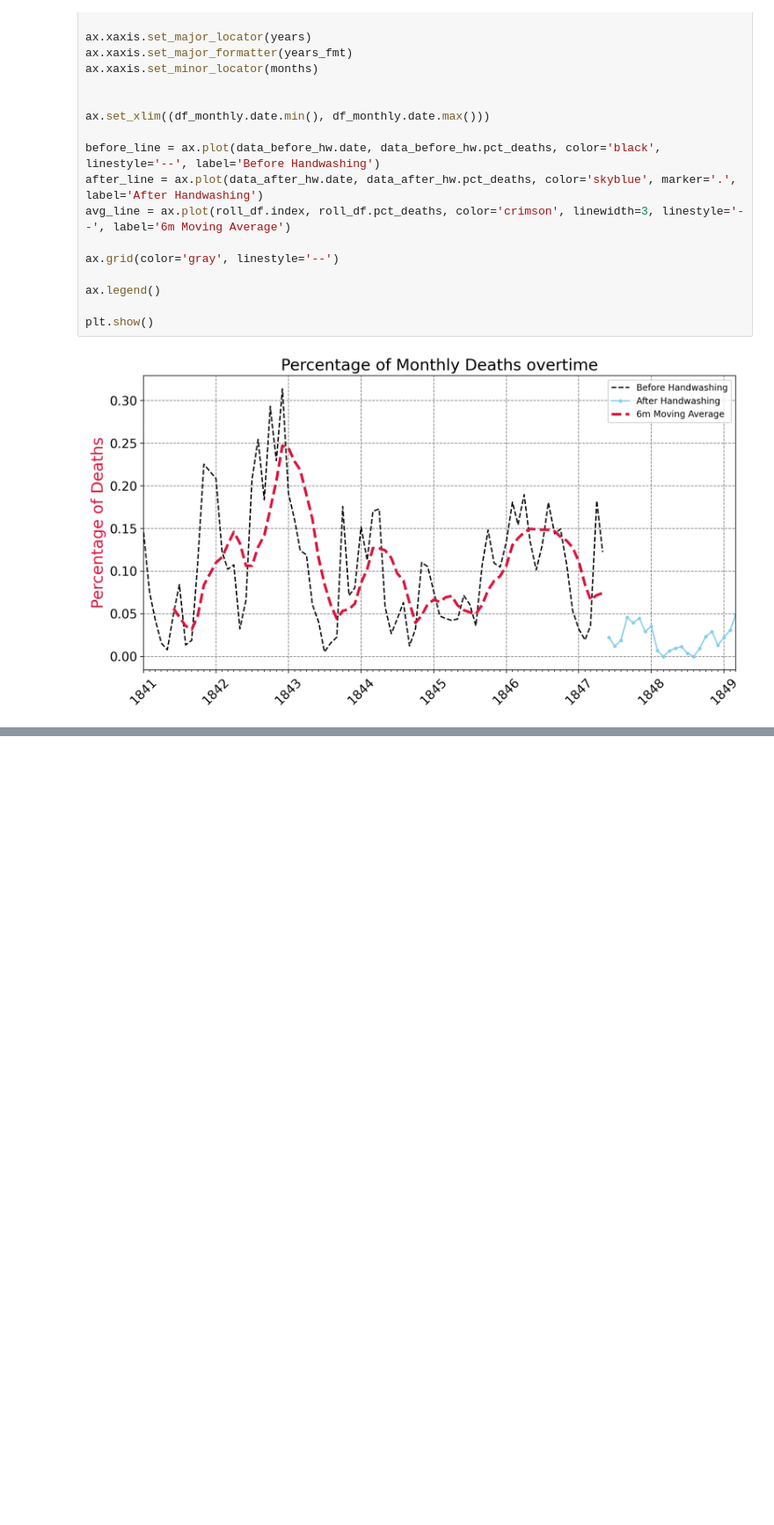
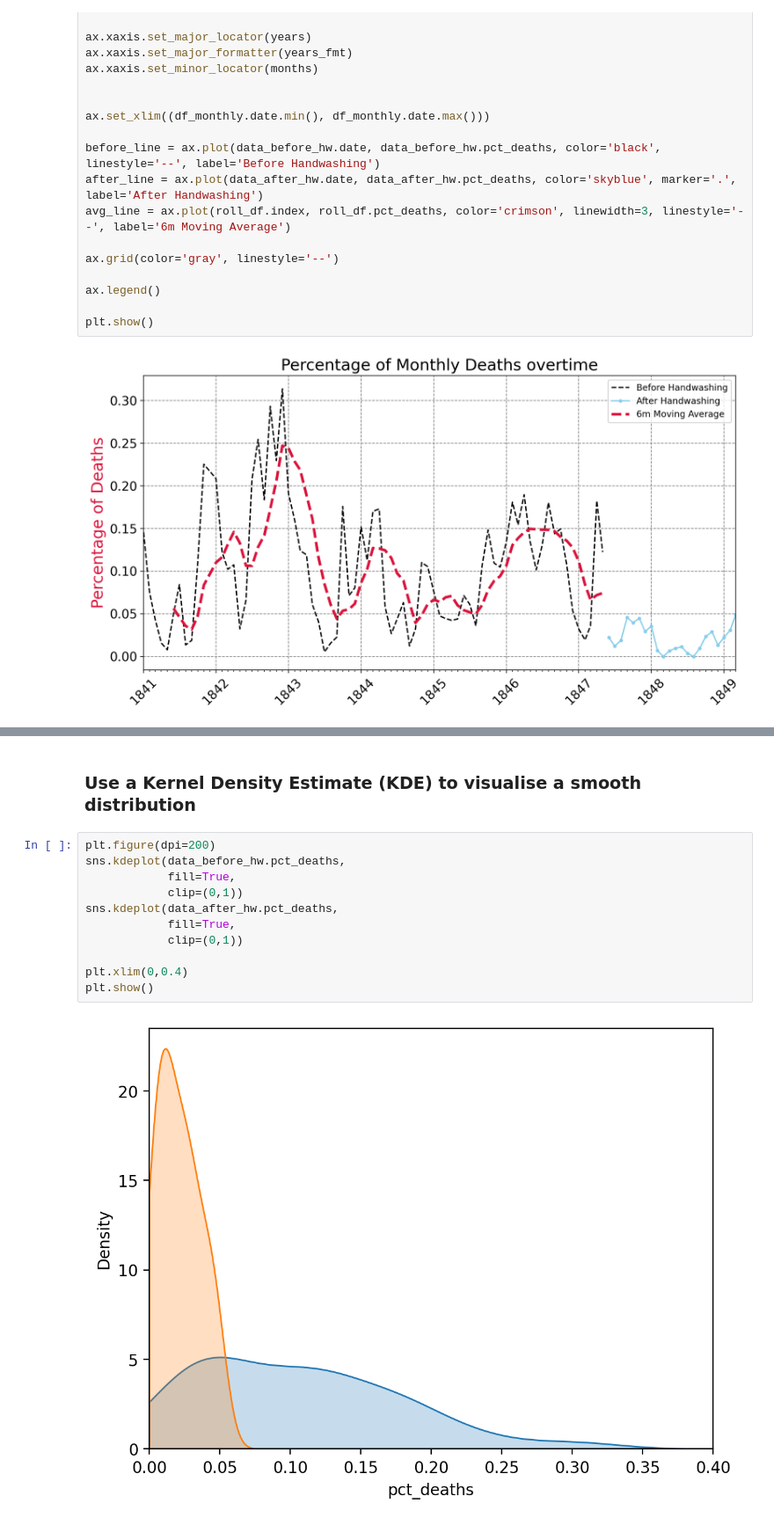
Before and after one commit to MohammadAburub93/Python-Data-Science-Practice, a Jupyter notebook: Dr Semmelweis Data Analysis/Dr_Semmelweis_Handwashing_Discovery.ipynb, the cells around one changed output, grey strips where cells are left out. Shown at 88% size. Cells and saved outputs as stored; diff of their text form; blank space fills up the shorter version.

Commit message:
Complete analysis on births & deaths data

```diff
--- a/Dr Semmelweis Data Analysis/Dr_Semmelweis_Handwashing_Discovery.ipynb
+++ b/Dr Semmelweis Data Analysis/Dr_Semmelweis_Handwashing_Discovery.ipynb
@@ -421,0 +357,15 @@ What do you conclude from your analysis, Doctor? 😊
+# %% [markdown]
+### Use a Kernel Density Estimate (KDE) to visualise a smooth distribution
+# %%
+plt.figure(dpi=200)
+sns.kdeplot(data_before_hw.pct_deaths,
+            fill=True,
+            clip=(0,1))
+sns.kdeplot(data_after_hw.pct_deaths,
+            fill=True,
+            clip=(0,1))
+
+plt.xlim(0,0.4)
+plt.show()
+# %% [output]
+[figure, added]
```
Also changed, not shown: parts of 37 cells of this notebook.
